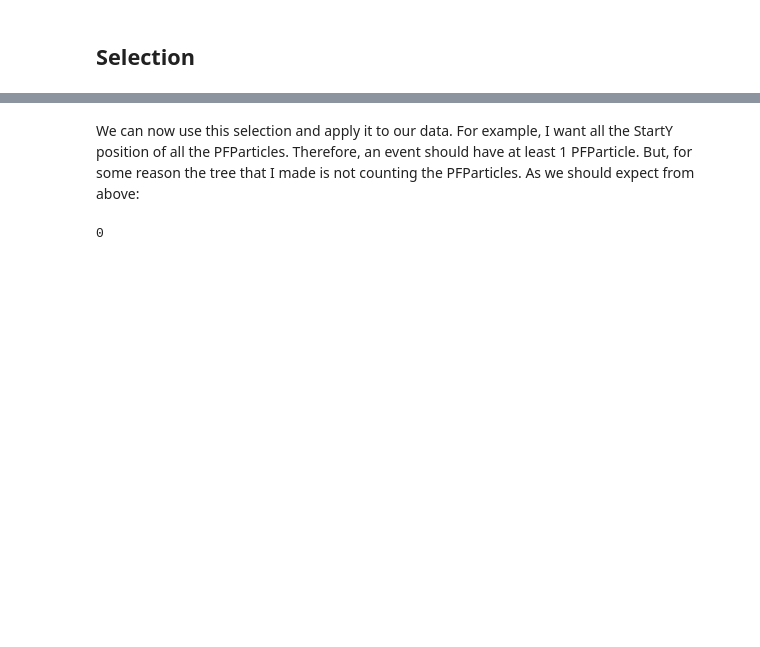
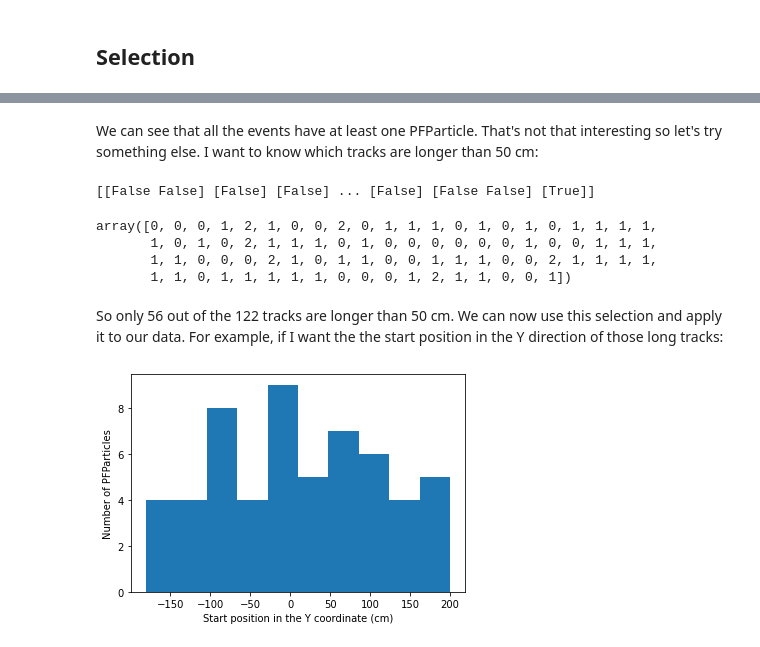
Before and after one commit to SBNSoftware/sbndcode, a Jupyter notebook: sbndcode/RecoValidation/make_plots.ipynb, the cells around one changed output, grey strips where cells are left out. Drawn from its saved outputs; the diff is of its cells as text; code cells hidden in the pictures; blank space fills up the shorter version.

```diff
--- a/sbndcode/RecoValidation/make_plots.ipynb
+++ b/sbndcode/RecoValidation/make_plots.ipynb
@@ -186,7 +195,22 @@ reco_pfparticles.sum() # summing the events passing the selection
-# %% [markdown]
-We can now use this selection and apply it to our data. For example, I want all the StartY position of all the PFParticles. Therefore, an event should have at least 1 PFParticle. But, for some reason the tree that I made is not counting the PFParticles. As we should expect from above:
-# %%
-branches['StartY'][reco_pfparticles]
-len(branches['StartY'][reco_pfparticles])
-# %% [output]
-0
+# %% [markdown]
+We can see that all the events have at least one PFParticle. That's not that interesting so let's try something else. I want to know which tracks are longer than 50 cm:
+# %%
+longtracks_sel = branches['Lengths'] > 50
+print(longtracks_sel)
+longtracks_sel.sum()
+# %% [output]
+[[False False] [False] [False] ... [False] [False False] [True]]
+array([0, 0, 0, 1, 2, 1, 0, 0, 2, 0, 1, 1, 1, 0, 1, 0, 1, 0, 1, 1, 1, 1,
+       1, 0, 1, 0, 2, 1, 1, 1, 0, 1, 0, 0, 0, 0, 0, 0, 1, 0, 0, 1, 1, 1,
+       1, 1, 0, 0, 0, 2, 1, 0, 1, 1, 0, 0, 1, 1, 1, 0, 0, 2, 1, 1, 1, 1,
+       1, 1, 0, 1, 1, 1, 1, 1, 0, 0, 0, 1, 2, 1, 1, 0, 0, 1])
+# %% [markdown]
+So only 56 out of the 122 tracks are longer than 50 cm. We can now use this selection and apply it to our data. For example, if I want the the start position in the Y direction of those long tracks:
+# %%
+longtracks_starty = branches['StartY'][longtracks_sel]
+plt.hist(longtracks_starty.flatten())
+plt.xlabel('Start position in the Y coordinate (cm)')
+plt.ylabel('Number of PFParticles')
+plt.show()
+# %% [output]
+[figure, added]
```
Also changed, not shown: parts of 15 cells of this notebook, 1 other file.
